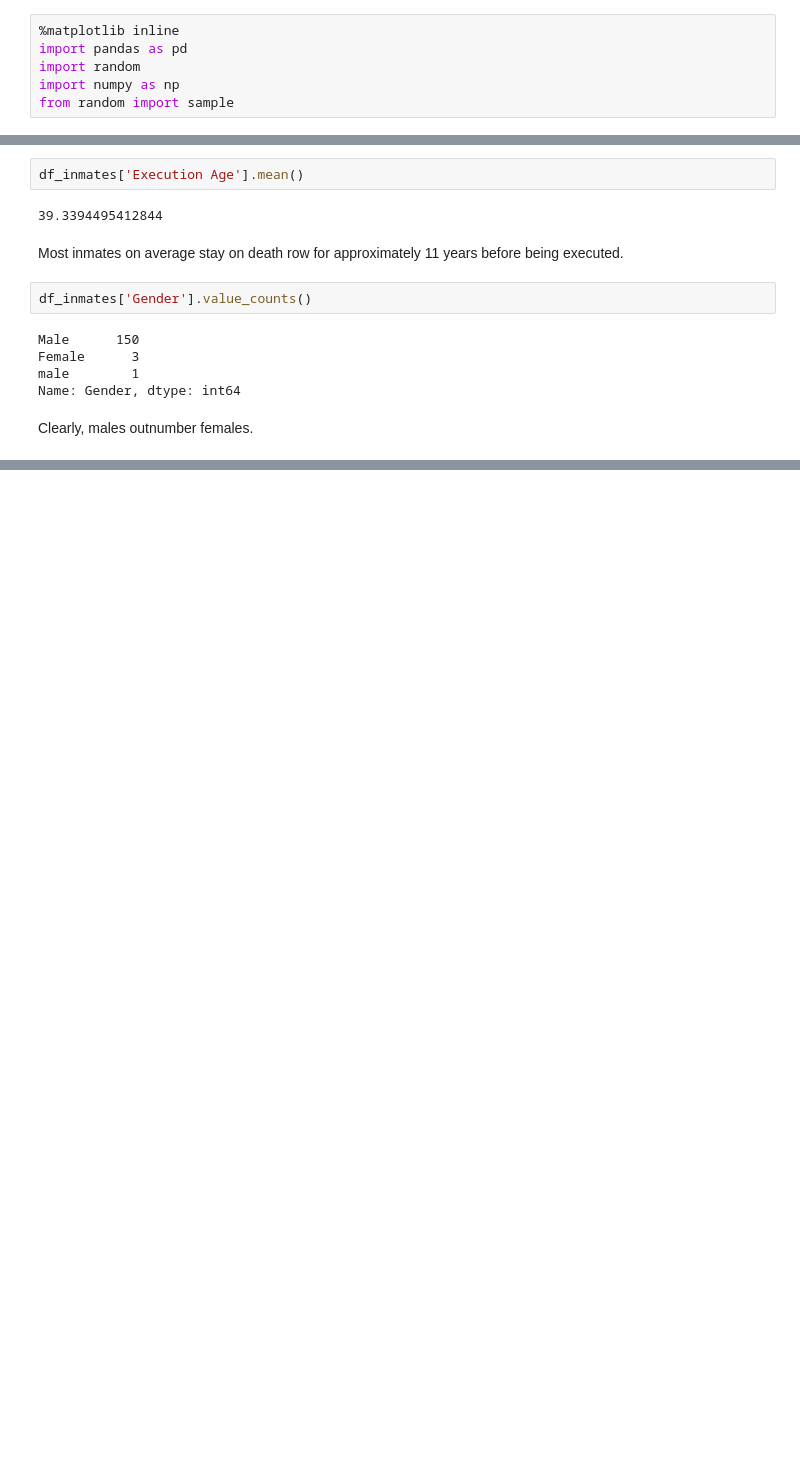
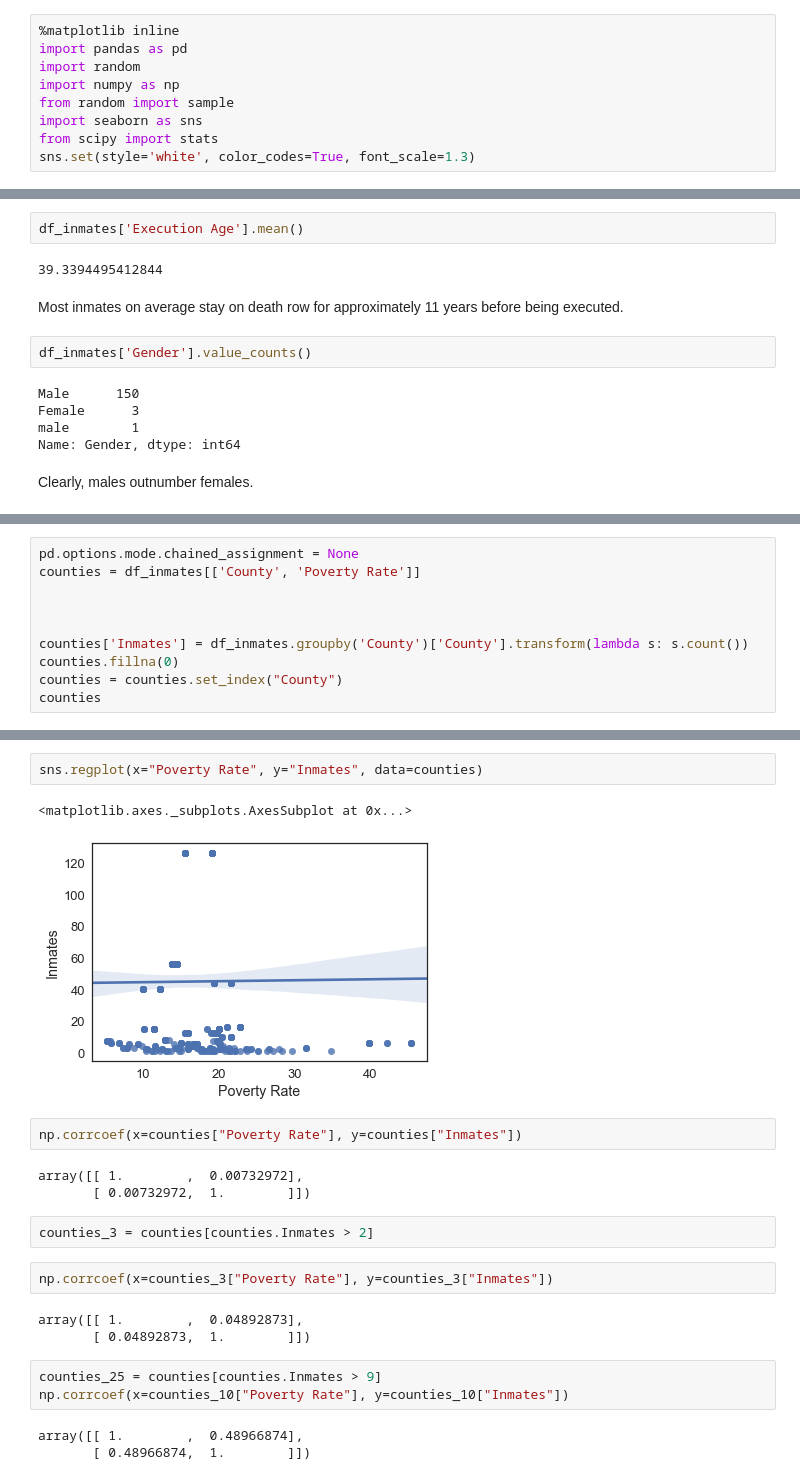
Before and after one commit to allanmc0913/Executions-and-Poverty-in-Texas, a Jupyter notebook: Executed Inmates Data Analysis.ipynb, the cells around one changed output, grey strips where cells are left out. Saved outputs shown, nothing was run; the diff lists cells and outputs as text; blank space fills up the shorter version.

Commit message:
finished regression and corrcoefscode

```diff
--- a/Executed Inmates Data Analysis.ipynb
+++ b/Executed Inmates Data Analysis.ipynb
@@ -4,6 +4,9 @@ import pandas as pd
 import random
 import numpy as np
 from random import sample
+import seaborn as sns
+from scipy import stats
+sns.set(style='white', color_codes=True, font_scale=1.3)
 # %%
 from IPython.core.display import HTML
 css = open('style-table.css').read() + open('style-notebook.css').read()
@@ -46,0 +110,10 @@ Clearly, males outnumber females.
+# %%
+pd.options.mode.chained_assignment = None
+counties = df_inmates[['County', 'Poverty Rate']]
+
+
+
+counties['Inmates'] = df_inmates.groupby('County')['County'].transform(lambda s: s.count())
+counties.fillna(0)
+counties = counties.set_index("County")
+counties
@@ -46,0 +140,23 @@ Clearly, males outnumber females.
+# %%
+sns.regplot(x="Poverty Rate", y="Inmates", data=counties)
+# %% [output]
+<matplotlib.axes._subplots.AxesSubplot at 0x...>
+[figure, added]
+# %%
+np.corrcoef(x=counties["Poverty Rate"], y=counties["Inmates"])
+# %% [output]
+array([[ 1.        ,  0.00732972],
+       [ 0.00732972,  1.        ]])
+# %%
+counties_3 = counties[counties.Inmates > 2]
+# %%
+np.corrcoef(x=counties_3["Poverty Rate"], y=counties_3["Inmates"])
+# %% [output]
+array([[ 1.        ,  0.04892873],
+       [ 0.04892873,  1.        ]])
+# %%
+counties_25 = counties[counties.Inmates > 9]
+np.corrcoef(x=counties_10["Poverty Rate"], y=counties_10["Inmates"])
+# %% [output]
+array([[ 1.        ,  0.48966874],
+       [ 0.48966874,  1.        ]])
```
Also changed, not shown: parts of 16 cells of this notebook, 1 other file.
